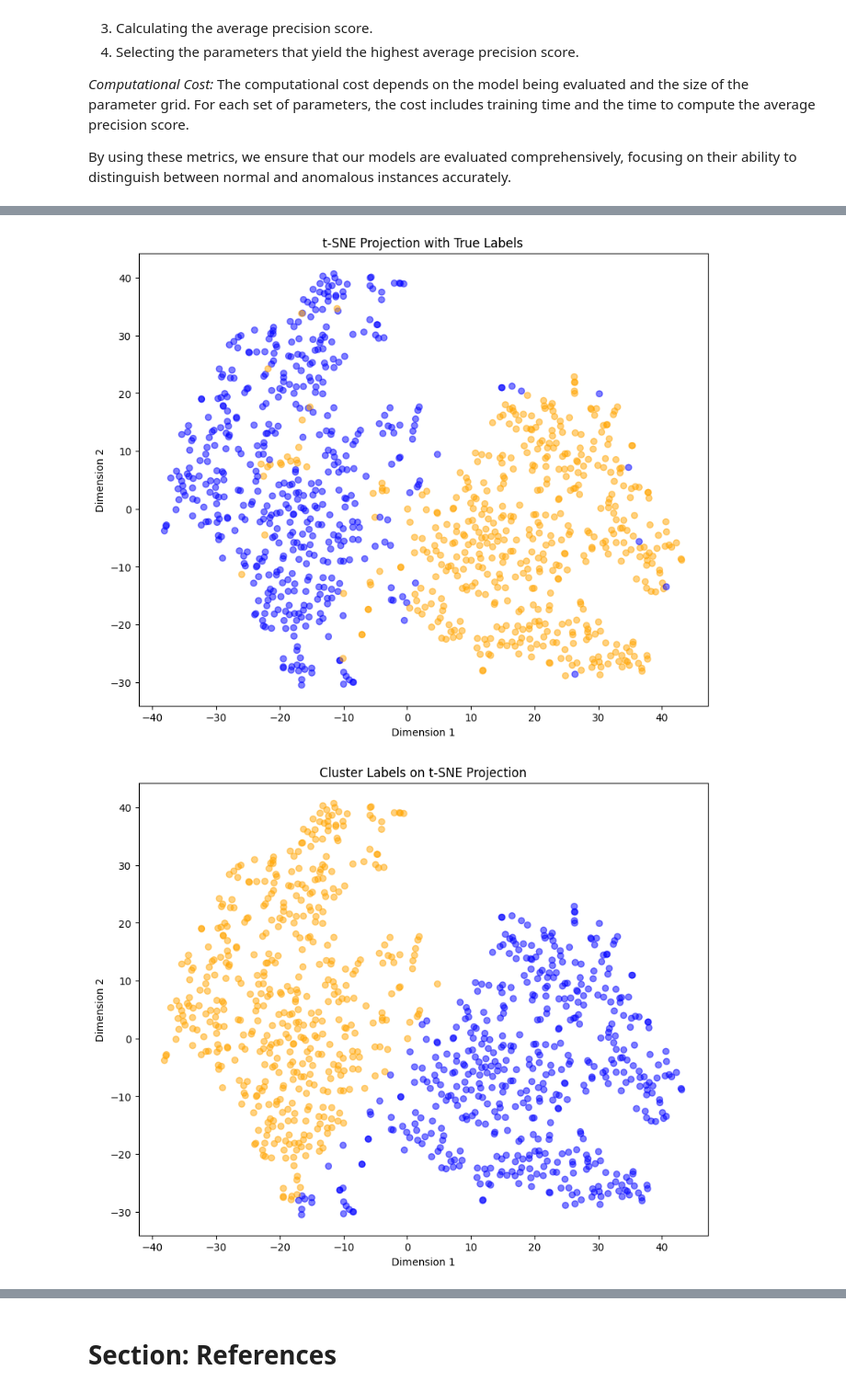
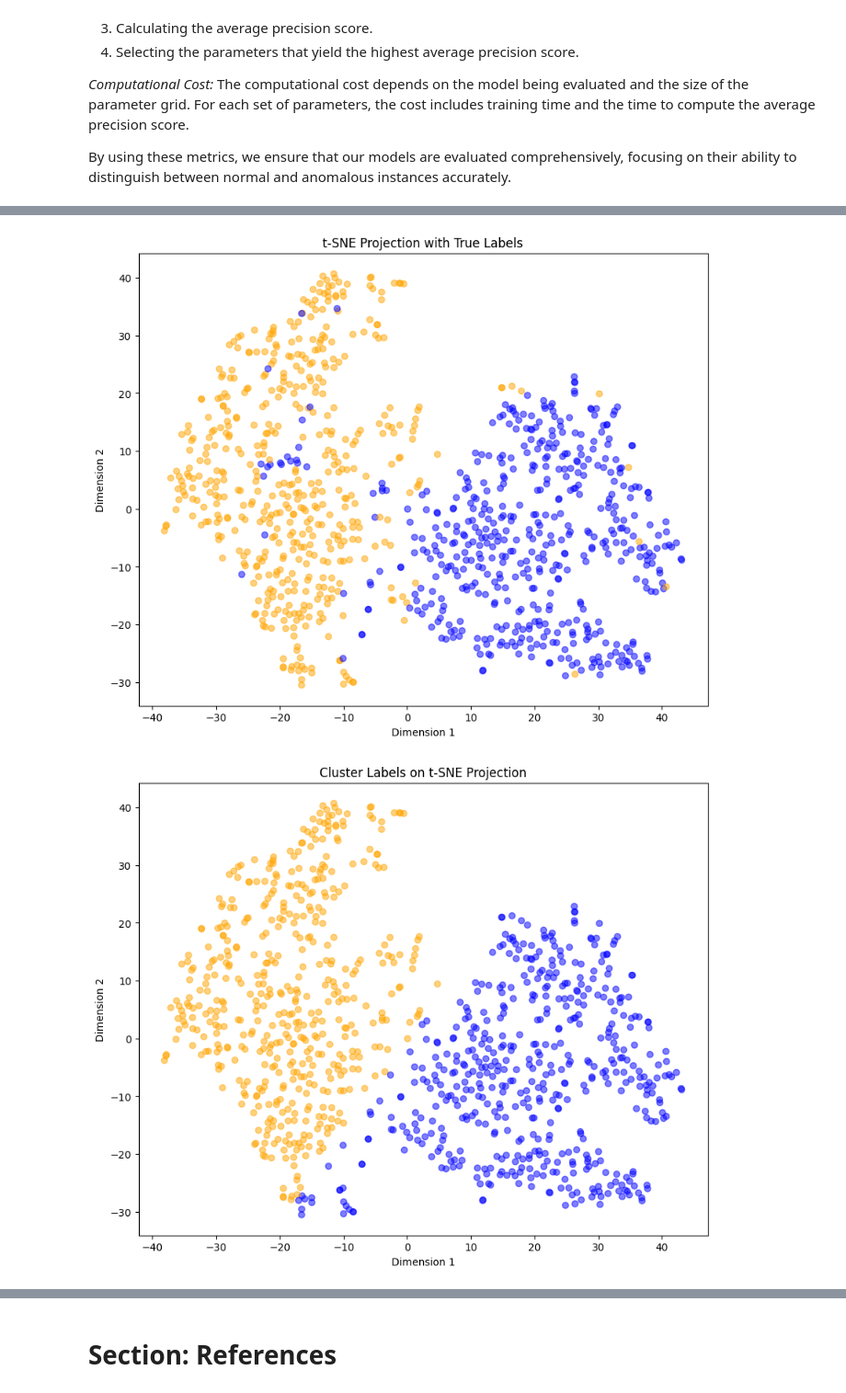
Before and after one commit to marcocarotta/mnist-outlier, a Jupyter notebook: notebook.ipynb, the cells around one changed output, grey strips where cells are left out. Shown at 92% size. Cells and saved outputs as stored; diff of their text form; code cells hidden in the pictures.

```diff
--- a/notebook.ipynb
+++ b/notebook.ipynb
@@ -878,35 +861,36 @@ tsne_df['Cluster_Label'] = cluster_labels_tsne
 
 # Define colors for true labels and cluster labels
 color_map = {0: 'orange', 1: 'blue'}
+color_map_reverse = {0: 'blue', 1: 'orange'}
 
 # Map colors to true labels and cluster labels
-tsne_df['True_Label_Color'] = tsne_df['True_Label'].map(color_map)
+tsne_df['True_Label_Color'] = tsne_df['True_Label'].map(color_map_reverse)
 tsne_df['Cluster_Label_Color'] = tsne_df['Cluster_Label'].map(color_map)
 tsne_df['Cluster_Label_Color_original'] = tsne_df['Cluster_Label_original'].map(color_map)
 
 # Plot True Labels
 plt.figure(figsize=(10, 8))
 plt.scatter(tsne_df['Dim1'], tsne_df['Dim2'], c=tsne_df['True_Label_Color'], alpha=0.5)
 plt.xlabel('Dimension 1')
 plt.ylabel('Dimension 2')
 plt.title('t-SNE Projection with True Labels')
 plt.show()
 
 # Plot Cluster Labels
 plt.figure(figsize=(10, 8))
 plt.scatter(tsne_df['Dim1'], tsne_df['Dim2'], c=tsne_df['Cluster_Label_Color'], alpha=0.5)
 plt.xlabel('Dimension 1')
 plt.ylabel('Dimension 2')
 plt.title('Cluster Labels on t-SNE Projection')
 plt.show()
 
 # Plot Cluster Labels
 plt.figure(figsize=(10, 8))
 plt.scatter(tsne_df['Dim1'], tsne_df['Dim2'], c=tsne_df['Cluster_Label_Color_original'], alpha=0.5)
 plt.xlabel('Dimension 1')
 plt.ylabel('Dimension 2')
-plt.title('t-SNE Projection of cluster labels')
+plt.title('t-SNE Projection with Cluster Labels')
 plt.show()
 # %% [output]
-[figure, old version]
+[figure, new version]
 [figure]
```
Also changed, not shown: parts of 28 cells of this notebook, 2 other files.
